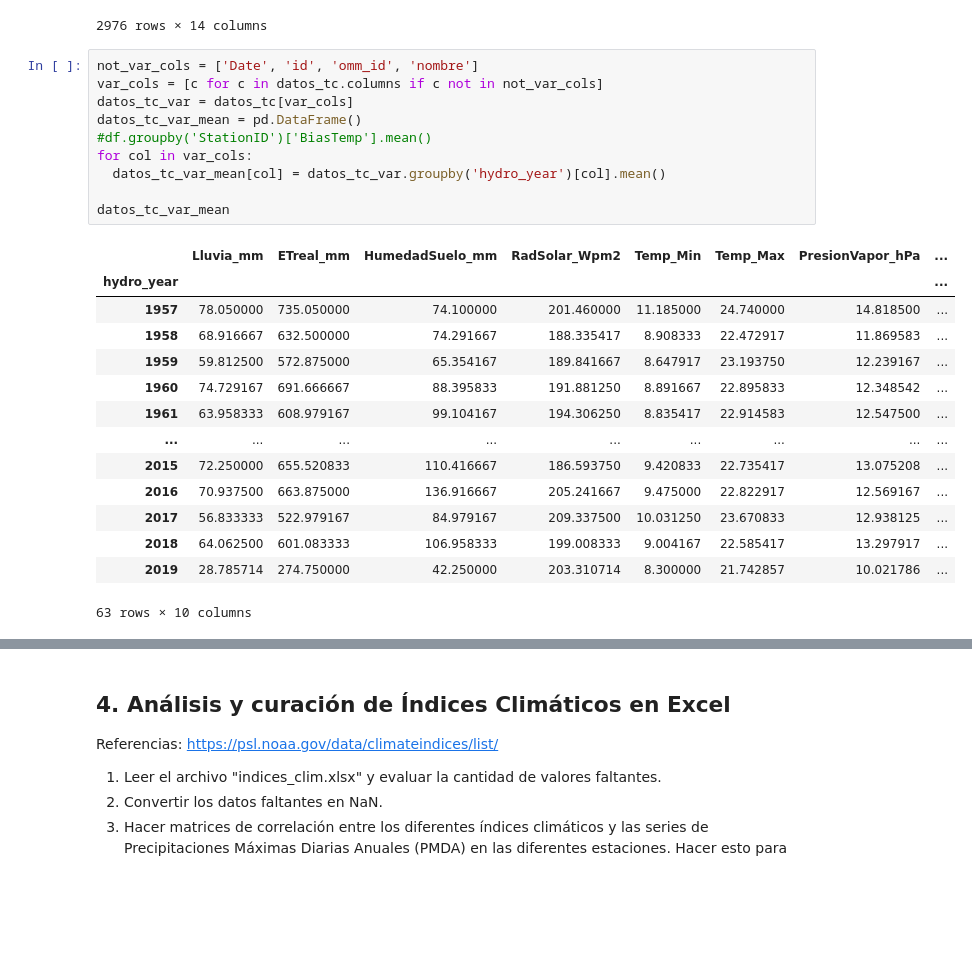
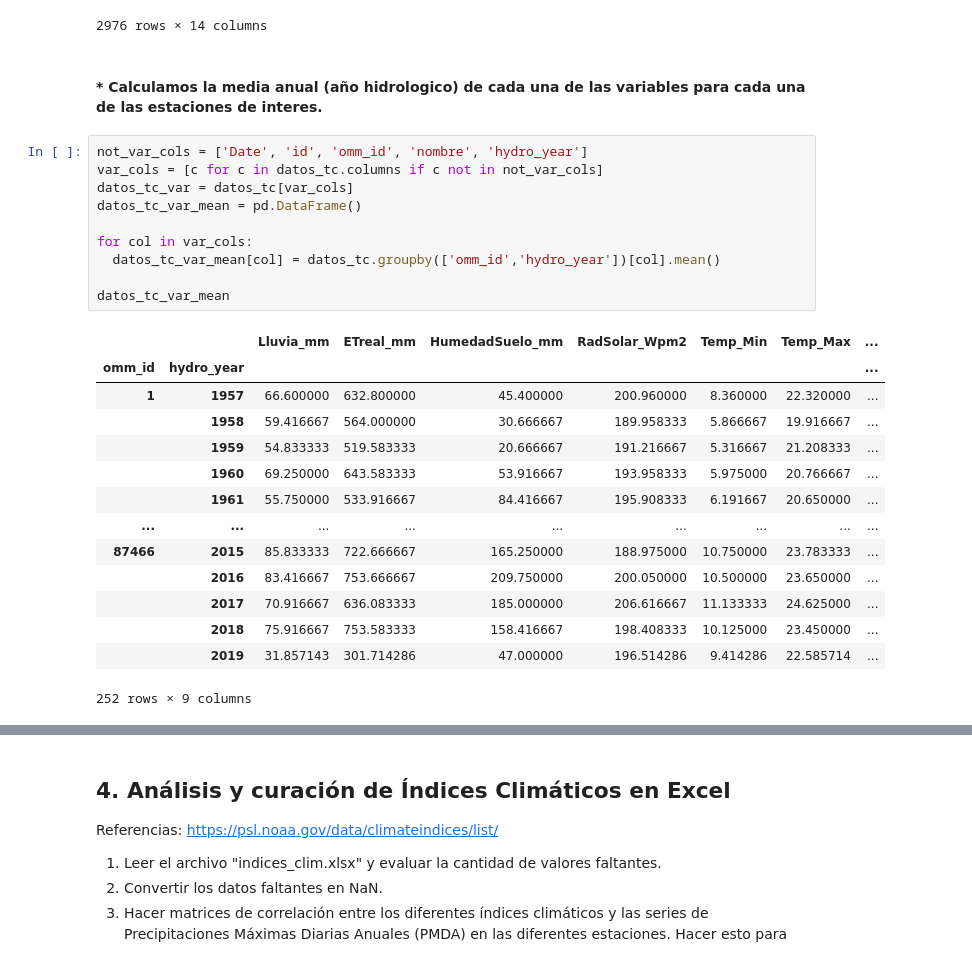
Before and after one commit to serantux/M_Predi_Lluvias_Extremas_10, a Jupyter notebook: TP2_Balbuena_Serrantes_Fonnegra_Velazquez.ipynb, the cells around one changed output, grey strips where cells are left out. Cells and saved outputs as stored; diff of their text form; blank space fills up the shorter version.

```diff
--- a/TP2_Balbuena_Serrantes_Fonnegra_Velazquez.ipynb
+++ b/TP2_Balbuena_Serrantes_Fonnegra_Velazquez.ipynb
@@ -369,28 +379,30 @@ datos_tc
 | 2974 | 2019-11-01 | 66.0 | 626.0 | 33.0 | 271.1 | 11.5 | 25.8 | 12.12 | ... |
 | 2975 | 2019-12-01 | 49.0 | 467.0 | 31.0 | 324.7 | 13.3 | 27.3 | 10.65 | ... |
 2976 rows × 14 columns
+# %% [markdown]
+#### * Calculamos la media anual (año hidrologico) de cada una de las variables para cada una de las estaciones de interes.
 # %%
-not_var_cols = ['Date', 'id', 'omm_id', 'nombre']
+not_var_cols = ['Date', 'id', 'omm_id', 'nombre', 'hydro_year']
 var_cols = [c for c in datos_tc.columns if c not in not_var_cols]
 datos_tc_var = datos_tc[var_cols]
 datos_tc_var_mean = pd.DataFrame()
-#df.groupby('StationID')['BiasTemp'].mean()
+
 for col in var_cols:
-  datos_tc_var_mean[col] = datos_tc_var.groupby('hydro_year')[col].mean()
+  datos_tc_var_mean[col] = datos_tc.groupby(['omm_id','hydro_year'])[col].mean()
 
 datos_tc_var_mean
 # %% [output]
-|  | Lluvia_mm | ETreal_mm | HumedadSuelo_mm | RadSolar_Wpm2 | Temp_Min | Temp_Max | PresionVapor_hPa | ... |
-| hydro_year |  |  |  |  |  |  |  | ... |
-| 1957 | 78.050000 | 735.050000 | 74.100000 | 201.460000 | 11.185000 | 24.740000 | 14.818500 | ... |
-| 1958 | 68.916667 | 632.500000 | 74.291667 | 188.335417 | 8.908333 | 22.472917 | 11.869583 | ... |
-| 1959 | 59.812500 | 572.875000 | 65.354167 | 189.841667 | 8.647917 | 23.193750 | 12.239167 | ... |
-| 1960 | 74.729167 | 691.666667 | 88.395833 | 191.881250 | 8.891667 | 22.895833 | 12.348542 | ... |
-| 1961 | 63.958333 | 608.979167 | 99.104167 | 194.306250 | 8.835417 | 22.914583 | 12.547500 | ... |
+|  |  | Lluvia_mm | ETreal_mm | HumedadSuelo_mm | RadSolar_Wpm2 | Temp_Min | Temp_Max | ... |
+| omm_id | hydro_year |  |  |  |  |  |  | ... |
+| 1 | 1957 | 66.600000 | 632.800000 | 45.400000 | 200.960000 | 8.360000 | 22.320000 | ... |
+|  | 1958 | 59.416667 | 564.000000 | 30.666667 | 189.958333 | 5.866667 | 19.916667 | ... |
+|  | 1959 | 54.833333 | 519.583333 | 20.666667 | 191.216667 | 5.316667 | 21.208333 | ... |
+|  | 1960 | 69.250000 | 643.583333 | 53.916667 | 193.958333 | 5.975000 | 20.766667 | ... |
+|  | 1961 | 55.750000 | 533.916667 | 84.416667 | 195.908333 | 6.191667 | 20.650000 | ... |
 | ... | ... | ... | ... | ... | ... | ... | ... | ... |
-| 2015 | 72.250000 | 655.520833 | 110.416667 | 186.593750 | 9.420833 | 22.735417 | 13.075208 | ... |
-| 2016 | 70.937500 | 663.875000 | 136.916667 | 205.241667 | 9.475000 | 22.822917 | 12.569167 | ... |
-| 2017 | 56.833333 | 522.979167 | 84.979167 | 209.337500 | 10.031250 | 23.670833 | 12.938125 | ... |
-| 2018 | 64.062500 | 601.083333 | 106.958333 | 199.008333 | 9.004167 | 22.585417 | 13.297917 | ... |
-| 2019 | 28.785714 | 274.750000 | 42.250000 | 203.310714 | 8.300000 | 21.742857 | 10.021786 | ... |
+| 87466 | 2015 | 85.833333 | 722.666667 | 165.250000 | 188.975000 | 10.750000 | 23.783333 | ... |
+|  | 2016 | 83.416667 | 753.666667 | 209.750000 | 200.050000 | 10.500000 | 23.650000 | ... |
+|  | 2017 | 70.916667 | 636.083333 | 185.000000 | 206.616667 | 11.133333 | 24.625000 | ... |
+|  | 2018 | 75.916667 | 753.583333 | 158.416667 | 198.408333 | 10.125000 | 23.450000 | ... |
+|  | 2019 | 31.857143 | 301.714286 | 47.000000 | 196.514286 | 9.414286 | 22.585714 | ... |
-63 rows × 10 columns
+252 rows × 9 columns
```
Also changed, not shown: parts of 22 cells of this notebook.
